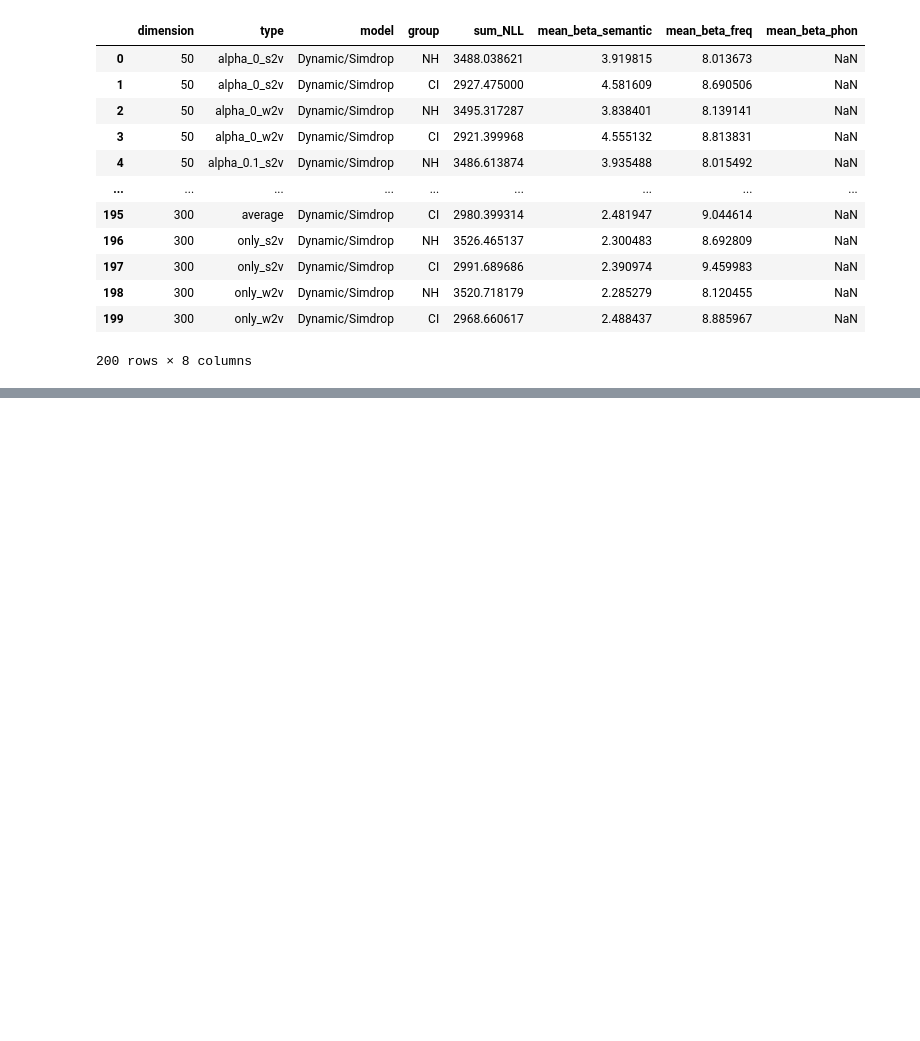
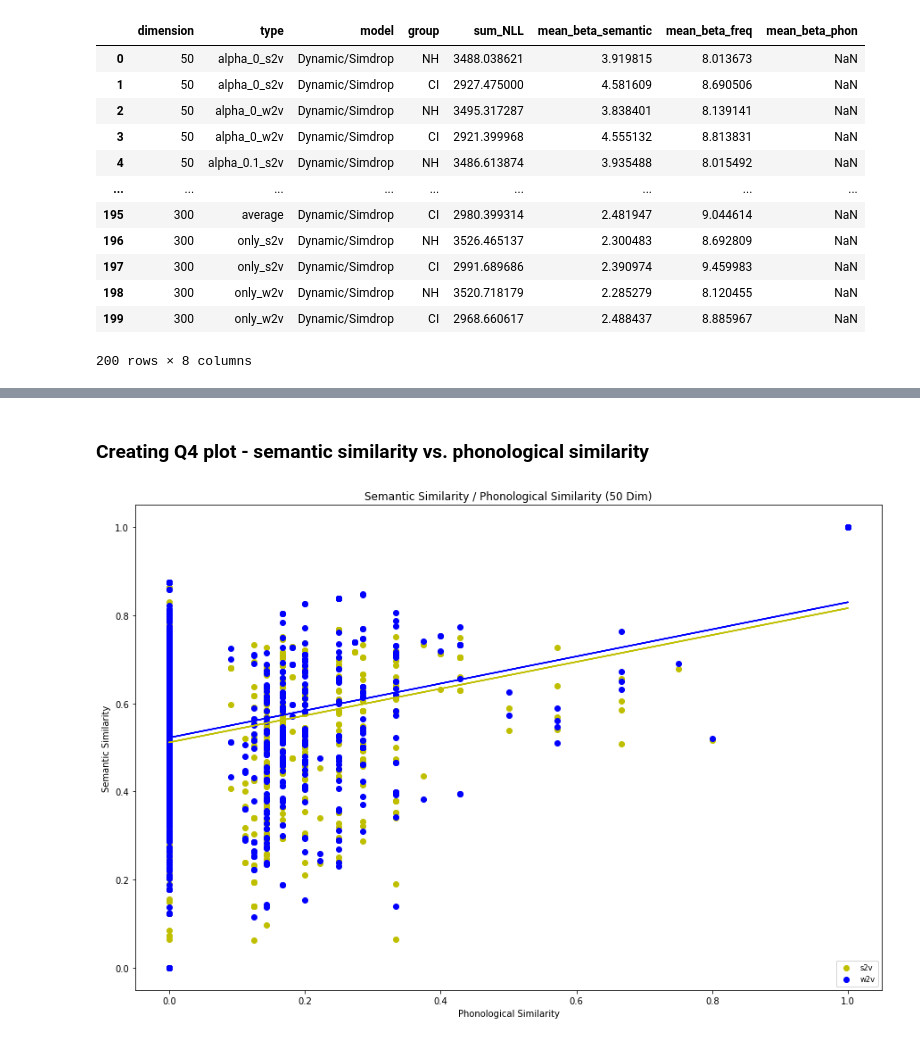
Before and after one commit to thelexiconlab/cochlear-project, a Jupyter notebook: analysis/9_ave_alpha_forager_results.ipynb, the cells around one changed output, grey strips where cells are left out. Saved outputs shown, nothing was run; the diff lists cells and outputs as text; code cells hidden in the pictures; blank space fills up the shorter version.

```diff
--- a/analysis/9_ave_alpha_forager_results.ipynb
+++ b/analysis/9_ave_alpha_forager_results.ipynb
@@ -242,0 +275,41 @@ plt.show()
+# %% [markdown]
+### Creating Q4 plot - semantic similarity vs. phonological similarity
+# %%
+'''50 dimensions'''
+
+s2v = '../forager/output/50_dim_results/only_s2v_results/lexical_results.csv'
+w2v = '../forager/output/50_dim_results/only_w2v_results/lexical_results.csv'
+
+
+
+s2v = pd.read_csv(s2v)
+s2v_semantic = np.array(s2v['Semantic_Similarity'].tolist())
+s2v_phonological = np.array(s2v['Phonological_Similarity'].tolist())
+s2v_slope, s2v_intercept = np.polyfit(s2v_phonological, s2v_semantic, 1)
+s2v_line = s2v_slope * s2v_phonological + s2v_intercept
+
+w2v = pd.read_csv(w2v)
+w2v_semantic = np.array(w2v['Semantic_Similarity'].tolist())
+w2v_phonological = np.array(w2v['Phonological_Similarity'].tolist())
+w2v_slope, w2v_intercept = np.polyfit(w2v_phonological, w2v_semantic, 1)
+w2v_line = w2v_slope * w2v_phonological + w2v_intercept
+
+
+plt.figure(figsize=(15, 10))
+plt.title("Semantic Similarity / Phonological Similarity (50 Dim)")
+plt.scatter(s2v_phonological, s2v_semantic, c='y', label = "s2v")
+plt.plot(s2v_phonological, s2v_line, c='y')
+
+plt.scatter(w2v_phonological, w2v_semantic, c='b', label = "w2v")
+plt.plot(w2v_phonological, w2v_line, c='b')
+
+
+
+plt.legend(loc='lower right', fontsize= 'small')
+
+plt.xlabel('Phonological Similarity')
+plt.ylabel('Semantic Similarity')
+plt.savefig("../plots/Q4/Semantic-Phon-50")
+plt.show()
+# %% [output]
+[figure, added]
```
Also changed, not shown: parts of 9 cells of this notebook, 19 other files.
